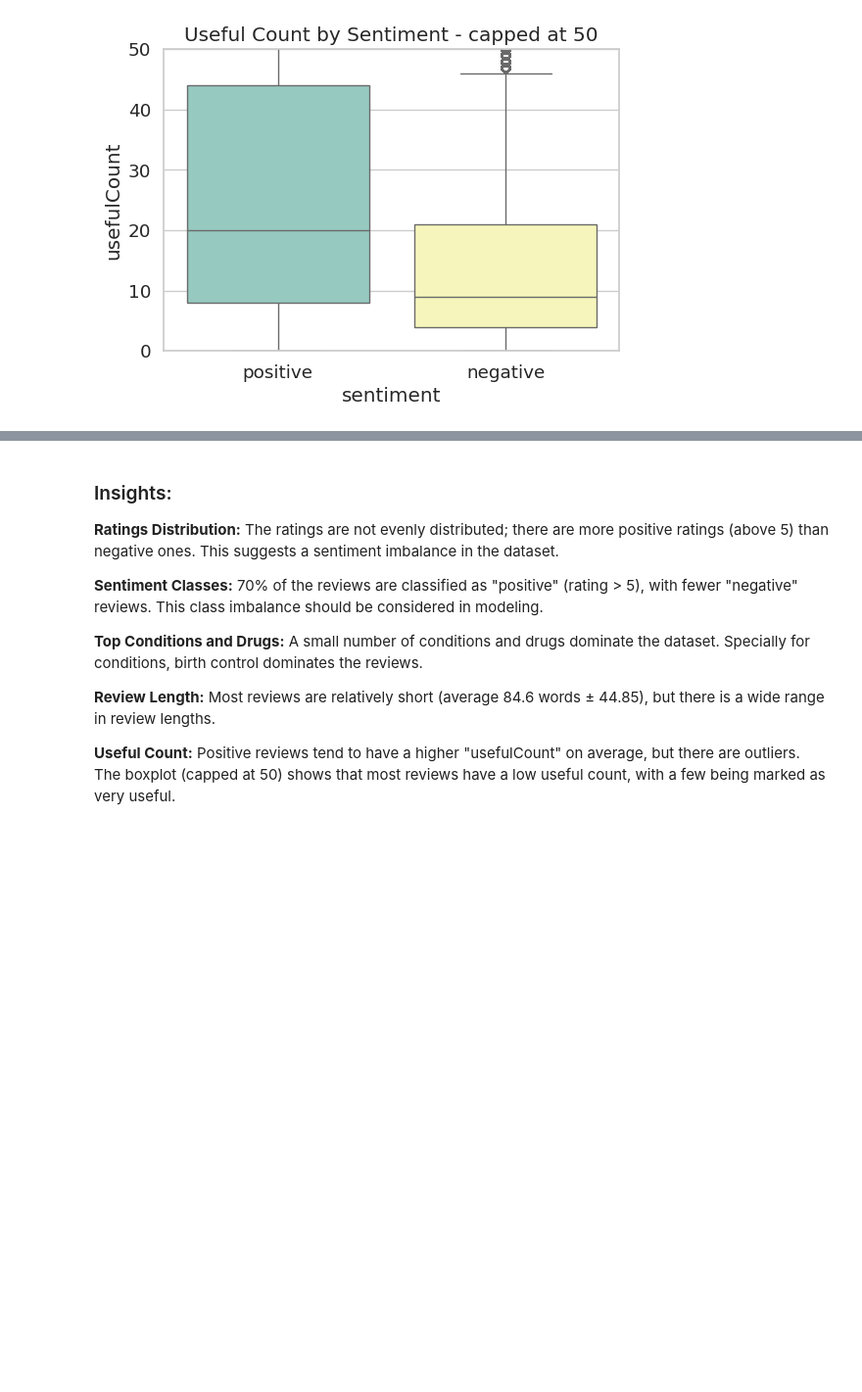
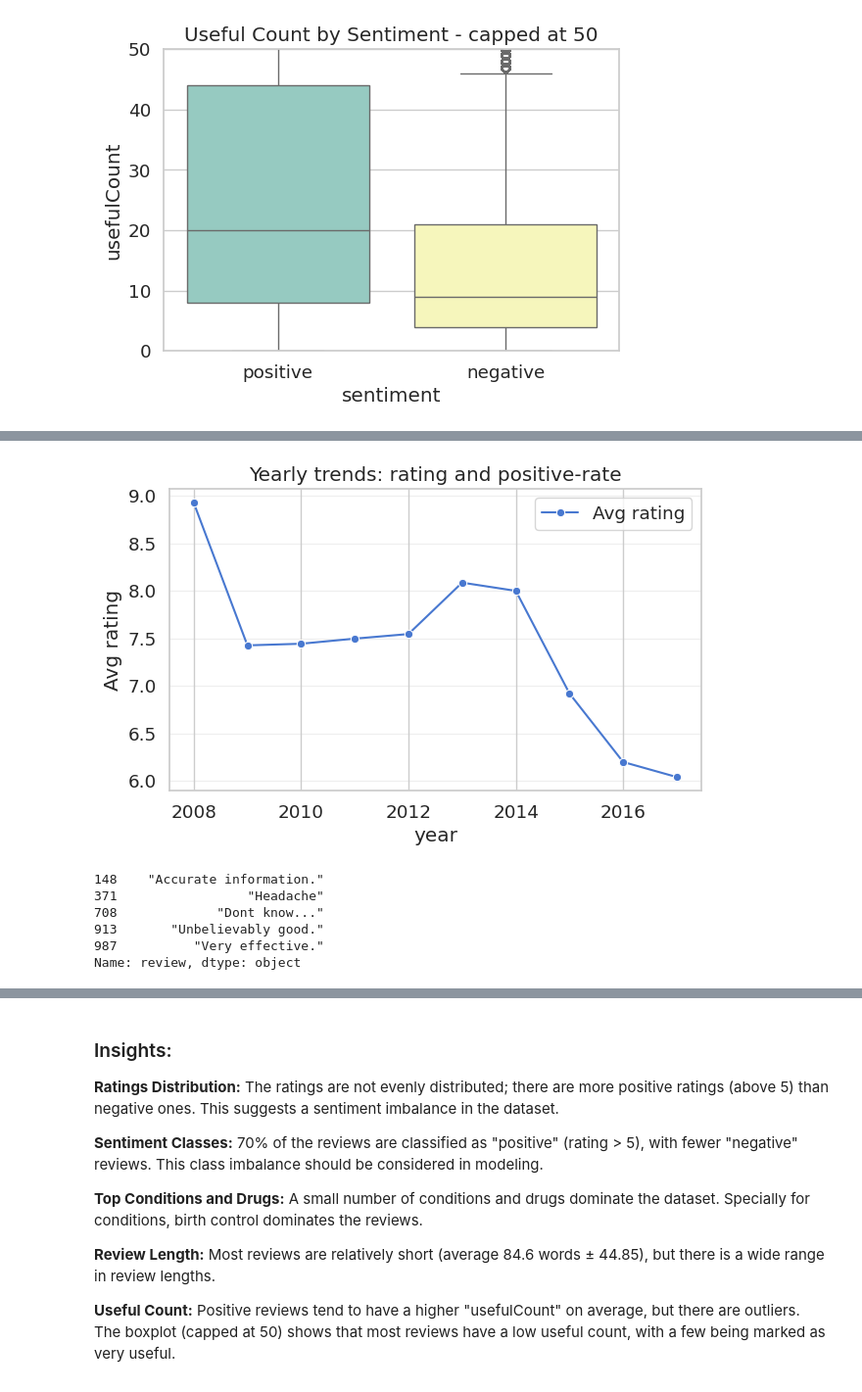
Before and after one commit to sandragodinhosilva/drug-review-sentiment, a Jupyter notebook: notebooks/eda.ipynb, the cells around one changed output, grey strips where cells are left out. Shown: that part at 98% size. Saved outputs shown, nothing was run; the diff lists cells and outputs as text; code cells hidden in the pictures; blank space fills up the shorter version.

```diff
--- a/notebooks/eda.ipynb
+++ b/notebooks/eda.ipynb
@@ -159,0 +243,37 @@ plt.show()
+# %%
+# Time trends: average rating and positive-rate by year
+tmp = df.copy()
+tmp["date"] = pd.to_datetime(tmp["date"], errors="coerce")  # ensure datetime
+tmp["year"] = tmp["date"].dt.year
+
+yearly = (
+    tmp.dropna(subset=["year"])
+       .groupby("year")
+       .agg(
+           avg_rating=("rating", "mean"),
+           pos_rate=("sentiment", lambda s: (s == "positive").mean()),
+           n=("review", "count"),
+       )
+       .reset_index()
+)
+
+fig, ax1 = plt.subplots(figsize=(7,4))
+sns.lineplot(data=yearly, x="year", y="avg_rating", marker="o", ax=ax1, label="Avg rating")
+
+ax1.set_ylabel("Avg rating"); ax2.set_ylabel("Positive rate")
+ax1.set_title("Yearly trends: rating and positive-rate")
+ax1.grid(True, axis="y", alpha=0.3)
+plt.show()
+# %% [output]
+[figure, added]
+# %%
+# --- Example noisy reviews ---
+df["length"] = df["review"].str.split().str.len()
+print(df[df["length"] < 3]["review"].head())
+# %% [output]
+148    "Accurate information."
+371                 "Headache"
+708             "Dont know..."
+913       "Unbelievably good."
+987          "Very effective."
+Name: review, dtype: object
```
Also changed, not shown: parts of 12 cells of this notebook, 6 other files.
